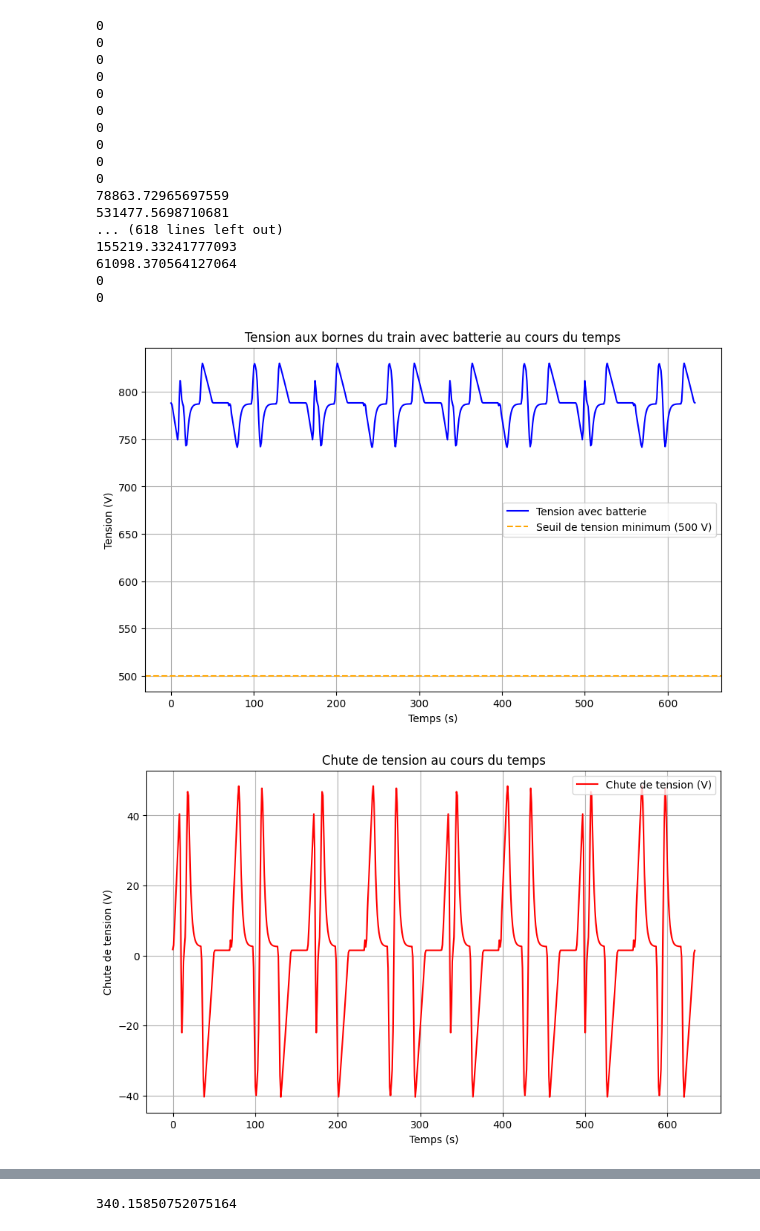
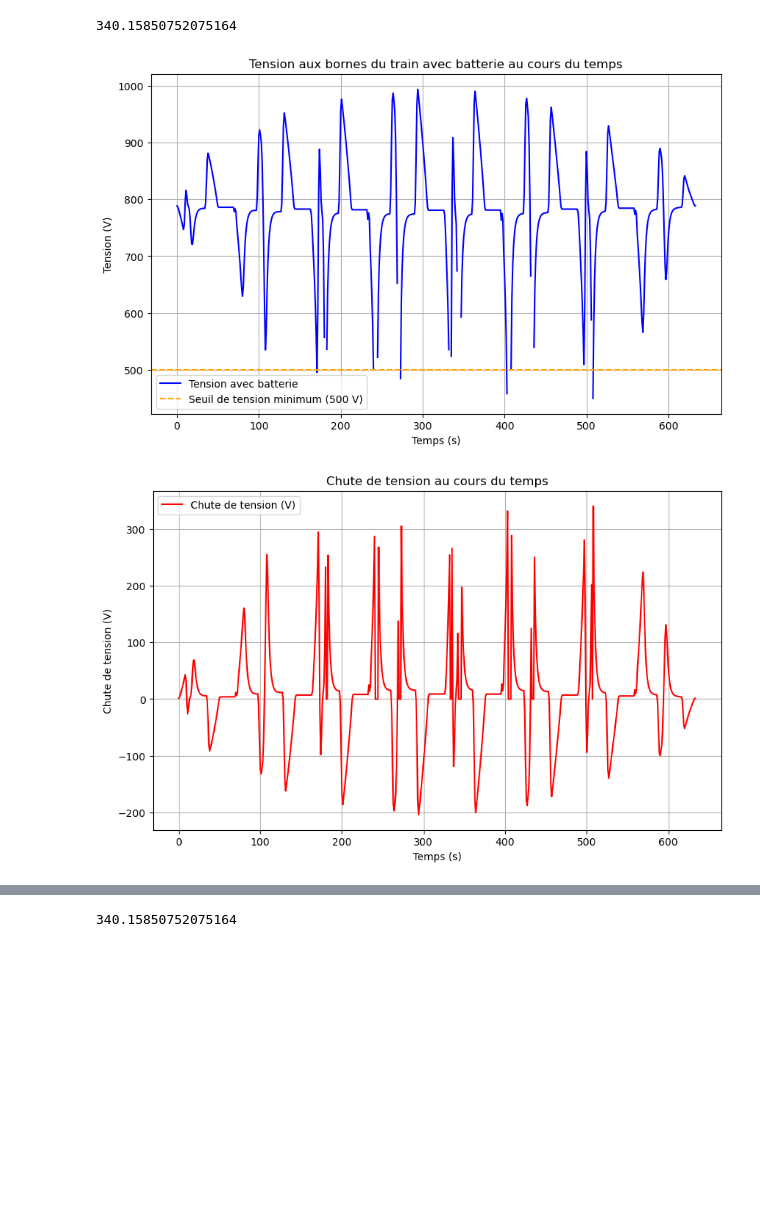
Before and after one commit to Lounes78/Opti_gen_NSGA2, a Jupyter notebook: simulation.ipynb, the cells around one changed output, grey strips where cells are left out. Drawn from its saved outputs; the diff is of its cells as text; code cells hidden in the pictures; blank space fills up the shorter version.

```diff
--- a/simulation.ipynb
+++ b/simulation.ipynb
@@ -185,10 +186,10 @@ def gestion_batterie(train_demand, battery_level, battery_capacity, battery_outp
     return P_battery, P_LAC, P_rhéostat, battery_level
 # %%
 # Initialisation des paramètres de la batterie
-battery_capacity = 500000  # Capacité de la batterie (J)
-battery_level = 250000     # Niveau initial de la batterie (J)
-battery_output_capacity = 50000  # Puissance max fournie par la batterie (W)
-battery_input_capacity = 50000   # Puissance max absorbée par la batterie (W)
+battery_capacity = 5000000  # Capacité de la batterie (J)
+battery_level = 2500000     # Niveau initial de la batterie (J)
+battery_output_capacity = 500000  # Puissance max fournie par la batterie (W)
+battery_input_capacity = 500000   # Puissance max absorbée par la batterie (W)
 Dt = 1
 
 # Liste pour stocker les résultats de la batterie
@@ -301,10 +302,17 @@ plt.show()
 # %% [output]
 [figure]
 # %%
-battery_capacity = 0  # Capacité de la batterie (J)
-battery_level = 0    # Niveau initial de la batterie (J)
-battery_output_capacity = 0  # Puissance max fournie par la batterie (W)
-battery_input_capacity = 0   # Puissance max absorbée par la batterie (W)
+battery_capacity = 50000000  # Capacité de la batterie (J)
+battery_level = 50000000    # Niveau initial de la batterie (J)
+battery_output_capacity = 50000000  # Puissance max fournie par la batterie (W)
+battery_input_capacity = 50000000   # Puissance max absorbée par la batterie (W)
+
+# battery_capacity = 0  # Capacité de la batterie (J)
+# battery_level = 0    # Niveau initial de la batterie (J)
+# battery_output_capacity = 0  # Puissance max fournie par la batterie (W)
+# battery_input_capacity = 0   # Puissance max absorbée par la batterie (W)
+
+
 Dt = 1
 # Simulation avec batterie pour chaque étape de temps
 Vtrain = []  # Initialisation de la liste pour stocker la tension ajustée
@@ -317,57 +325,45 @@ for idx in range(len(temps)):
 
     # Puissance totale disponible pour le train (LAC + Batterie)
     P_total = P_LAC + P_battery - P_rhéostat
-    print(P_rhéostat)
+
+    x = position_x[idx]
+    Req = calculer_Req(x)
     # Calcul de la chute de tension en fonction de la puissance totale et de la résistance équivalente
     delta = Vsst**2 - 4 * Req * P_total
+    print(delta)
     if delta >= 0:
         V = 0.5 * (Vsst + np.sqrt(delta))
     else:
         V = np.nan  # En cas de chute excessive ou calcul non défini, utiliser NaN (pas de 0 brutal)
 
     Vtrain.append(V)  # Ajouter la tension calculée à la liste Vtrain
-    chute_tension = Vsst - V if not np.isnan(V) else Vsst  # Calculer la chute de tension
+    chute_tension = Vsst - V if not np.isnan(V) else 0  # Calculer la chute de tension
     chutes_de_tension.append(chute_tension)
 
+print(max(chutes_de_tension))
 # Affichage des résultats dans le notebook
 plt.figure(figsize=(10, 6))
 plt.plot(temps, Vtrain, label='Tension avec batterie', color='blue')
 plt.axhline(y=500, color='orange', linestyle='--', label="Seuil de tension minimum (500 V)")
 plt.title('Tension aux bornes du train avec batterie au cours du temps')
 plt.xlabel('Temps (s)')
 plt.ylabel('Tension (V)')
 plt.legend()
 plt.grid(True)
 plt.show()
 
 plt.figure(figsize=(10, 6))
 plt.plot(temps, chutes_de_tension, label='Chute de tension (V)', color='red')
 plt.title('Chute de tension au cours du temps')
 plt.xlabel('Temps (s)')
 plt.ylabel('Chute de tension (V)')
 plt.legend()
 plt.grid(True)
 plt.show()
 # %% [output]
-0
-0
-0
-0
-0
-0
-0
-0
-0
-0
-78863.72965697559
-531477.5698710681
-... (618 lines left out)
-155219.33241777093
-61098.370564127064
-0
-0
+340.15850752075164
-[figure, old version]
+[figure, new version]
-[figure, old version]
+[figure, new version]
 # %%
 battery_capacity = 50000  # Capacité de la batterie (J)
 battery_level = 10000    # Niveau initial de la batterie (J)
```
Also changed, not shown: parts of 6 cells of this notebook.
